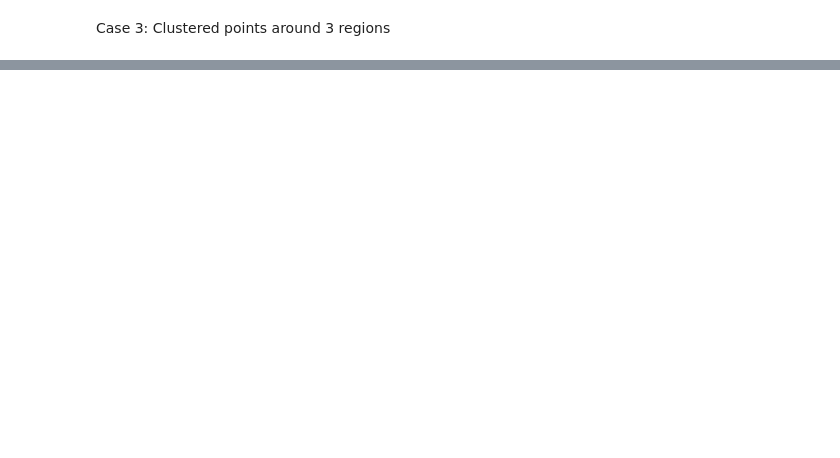
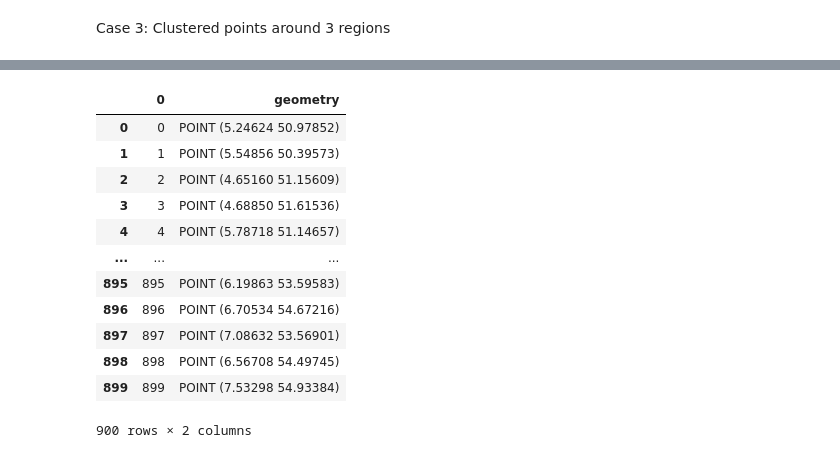
Before and after one commit to TUDelftGeodesy/stmtools, a Jupyter notebook: density_subset.ipynb, the cells around one changed output, grey strips where cells are left out. Cells and saved outputs as stored; diff of their text form; code cells hidden in the pictures; blank space fills up the shorter version.

```diff
--- a/density_subset.ipynb
+++ b/density_subset.ipynb
@@ -250,3 +267,22 @@ Data variables:
+# %%
+gdf = gpd.GeoDataFrame(
+    data_xr_c3.points, geometry=gpd.points_from_xy(data_xr_c3.xv,data_xr_c3.yv))
+
+gdf
+# %% [output]
+|  | 0 | geometry |
+| 0 | 0 | POINT (5.24624 50.97852) |
+| 1 | 1 | POINT (5.54856 50.39573) |
+| 2 | 2 | POINT (4.65160 51.15609) |
+| 3 | 3 | POINT (4.68850 51.61536) |
+| 4 | 4 | POINT (5.78718 51.14657) |
+| ... | ... | ... |
+| 895 | 895 | POINT (6.19863 53.59583) |
+| 896 | 896 | POINT (6.70534 54.67216) |
+| 897 | 897 | POINT (7.08632 53.56901) |
+| 898 | 898 | POINT (6.56708 54.49745) |
+| 899 | 899 | POINT (7.53298 54.93384) |
+900 rows × 2 columns
 # %%
 df = data_xr_c3.to_dataframe().reset_index()
 
```
Also changed, not shown: parts of 12 cells of this notebook, 2 other files.
